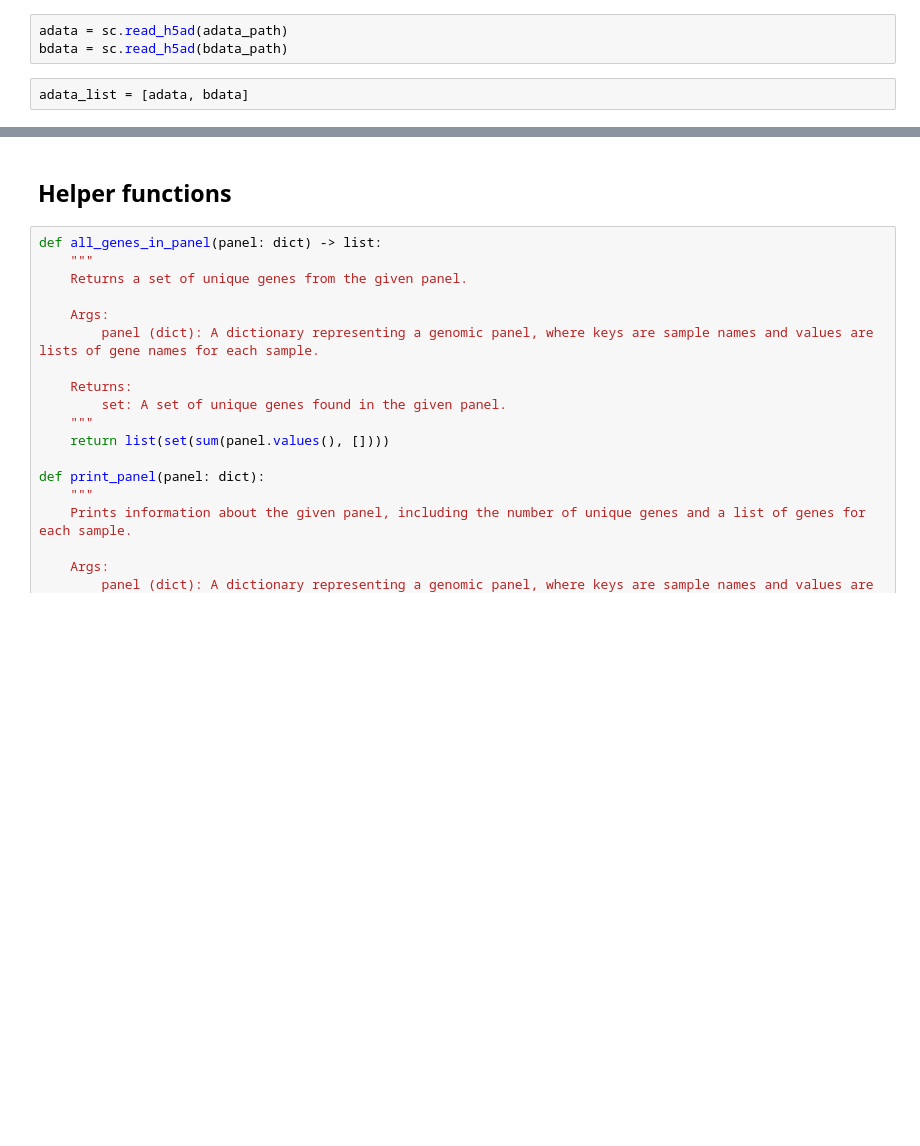
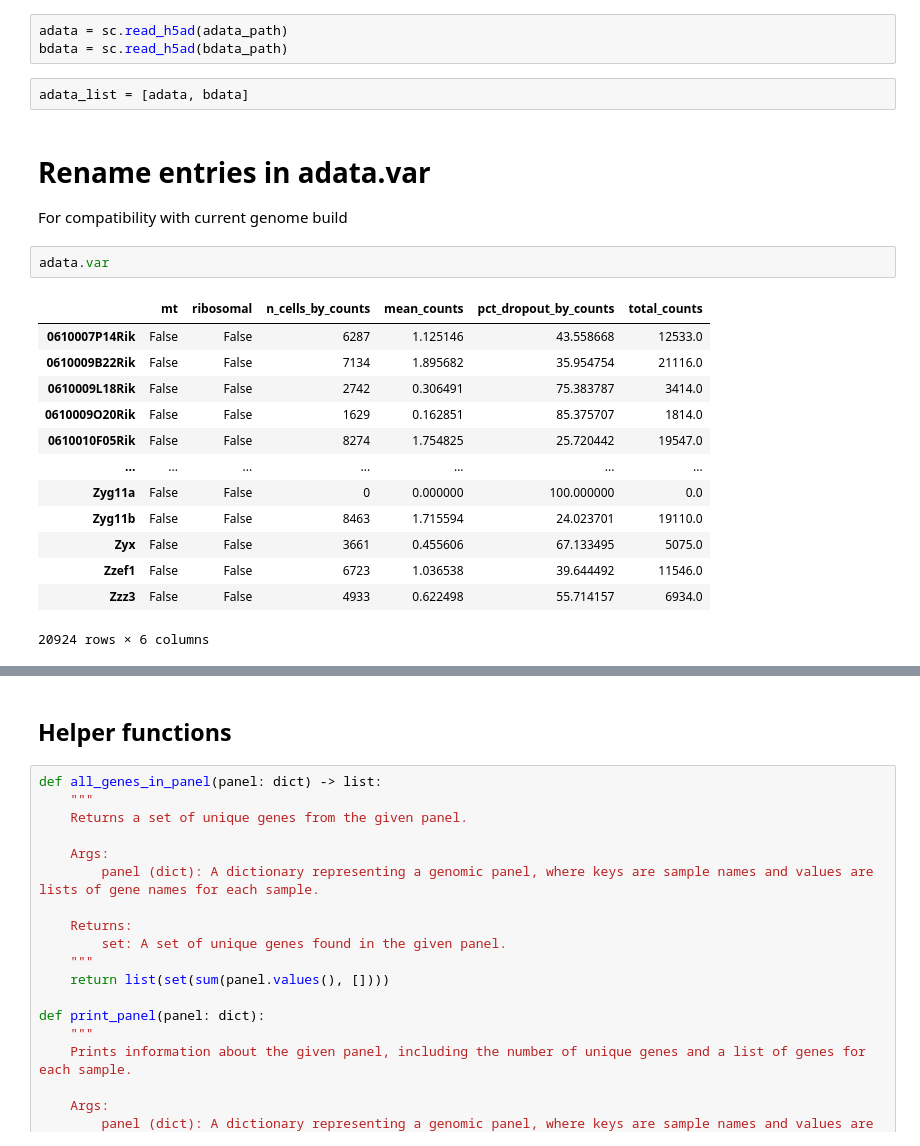
Before and after one commit to aifimmunology/spatial_drg_colon_bladder, a Jupyter notebook: 03_finalization/01_panel-draft-corrected.ipynb, the cells around one changed output, grey strips where cells are left out. Cells and saved outputs as stored; diff of their text form; blank space fills up the shorter version.

```diff
--- a/03_finalization/01_panel-draft-corrected.ipynb
+++ b/03_finalization/01_panel-draft-corrected.ipynb
@@ -39,3 +43,22 @@ adata = sc.read_h5ad(adata_path)
 bdata = sc.read_h5ad(bdata_path)
 # %%
 adata_list = [adata, bdata]
+# %% [markdown]
+# Rename entries in adata.var
+For compatibility with current genome build
+# %%
+adata.var
+# %% [output]
+|  | mt | ribosomal | n_cells_by_counts | mean_counts | pct_dropout_by_counts | total_counts |
+| 0610007P14Rik | False | False | 6287 | 1.125146 | 43.558668 | 12533.0 |
+| 0610009B22Rik | False | False | 7134 | 1.895682 | 35.954754 | 21116.0 |
+| 0610009L18Rik | False | False | 2742 | 0.306491 | 75.383787 | 3414.0 |
+| 0610009O20Rik | False | False | 1629 | 0.162851 | 85.375707 | 1814.0 |
+| 0610010F05Rik | False | False | 8274 | 1.754825 | 25.720442 | 19547.0 |
+| ... | ... | ... | ... | ... | ... | ... |
+| Zyg11a | False | False | 0 | 0.000000 | 100.000000 | 0.0 |
+| Zyg11b | False | False | 8463 | 1.715594 | 24.023701 | 19110.0 |
+| Zyx | False | False | 3661 | 0.455606 | 67.133495 | 5075.0 |
+| Zzef1 | False | False | 6723 | 1.036538 | 39.644492 | 11546.0 |
+| Zzz3 | False | False | 4933 | 0.622498 | 55.714157 | 6934.0 |
+20924 rows × 6 columns
```
Also changed, not shown: parts of 28 cells of this notebook, 1 other file.
